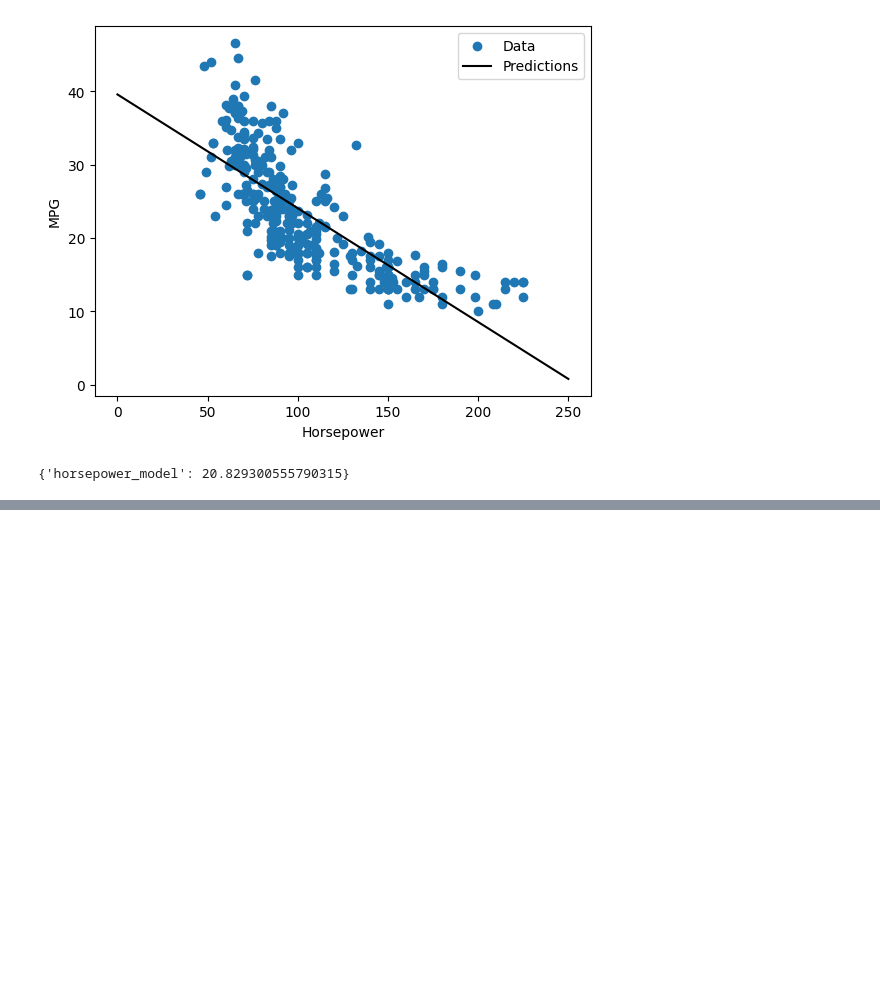
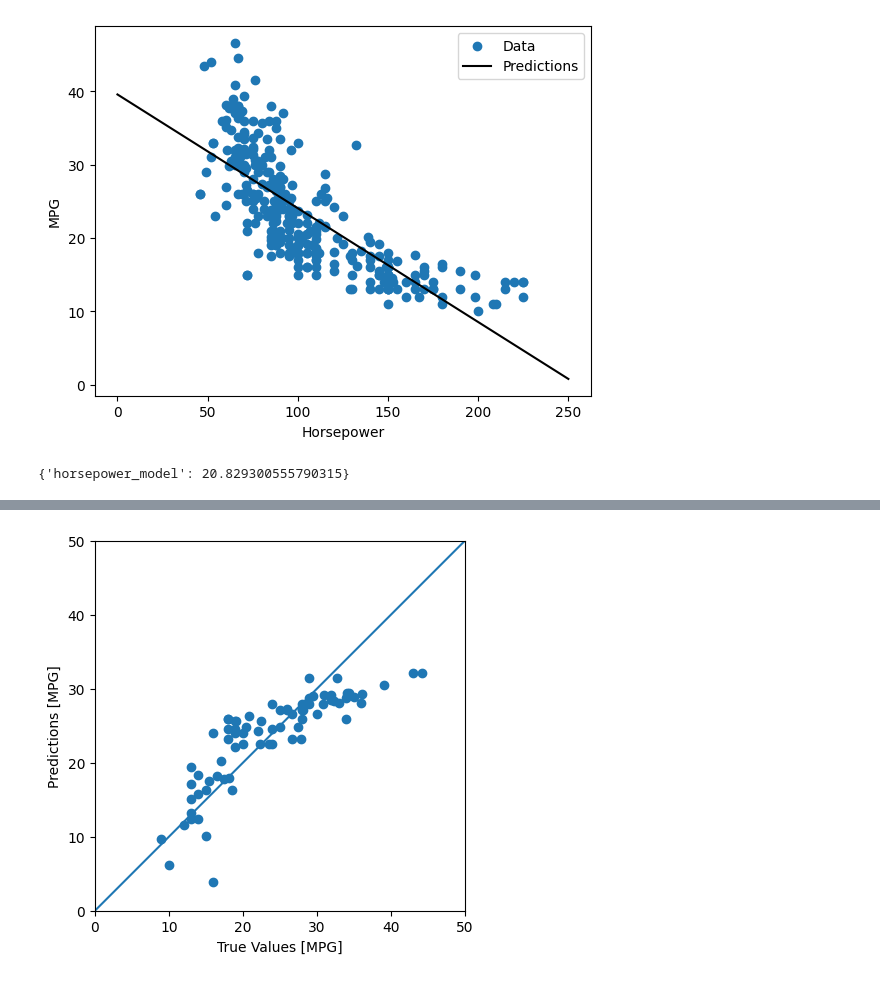
Before and after one commit to 2026-2-predictiva/std-johan-ramirez-marin, a Jupyter notebook: PRE_02_regresion_basica/notebooks/notebook.ipynb, the cells around one changed output, grey strips where cells are left out. Drawn from its saved outputs; the diff is of its cells as text; code cells hidden in the pictures; blank space fills up the shorter version.

```diff
--- a/PRE_02_regresion_basica/notebooks/notebook.ipynb
+++ b/PRE_02_regresion_basica/notebooks/notebook.ipynb
@@ -244,0 +299,7 @@ test_results
+# %%
+plot_predictions(
+    y_true=test_labels,
+    y_pred=horsepower_model.predict(standardized_test_horsepower),
+)
+# %% [output]
+[figure, added]
```
Also changed, not shown: parts of 16 cells of this notebook, 2 other files.
